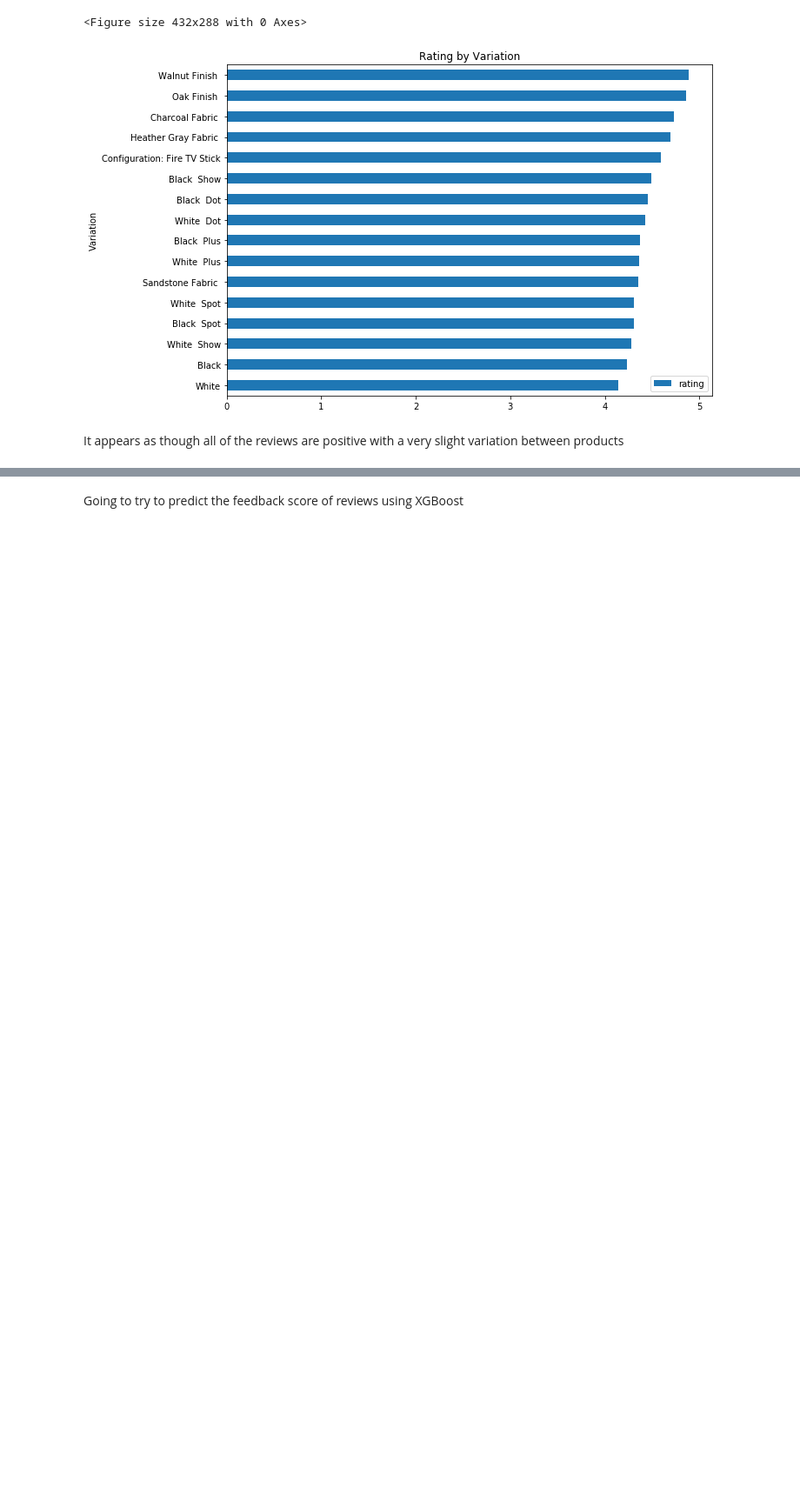
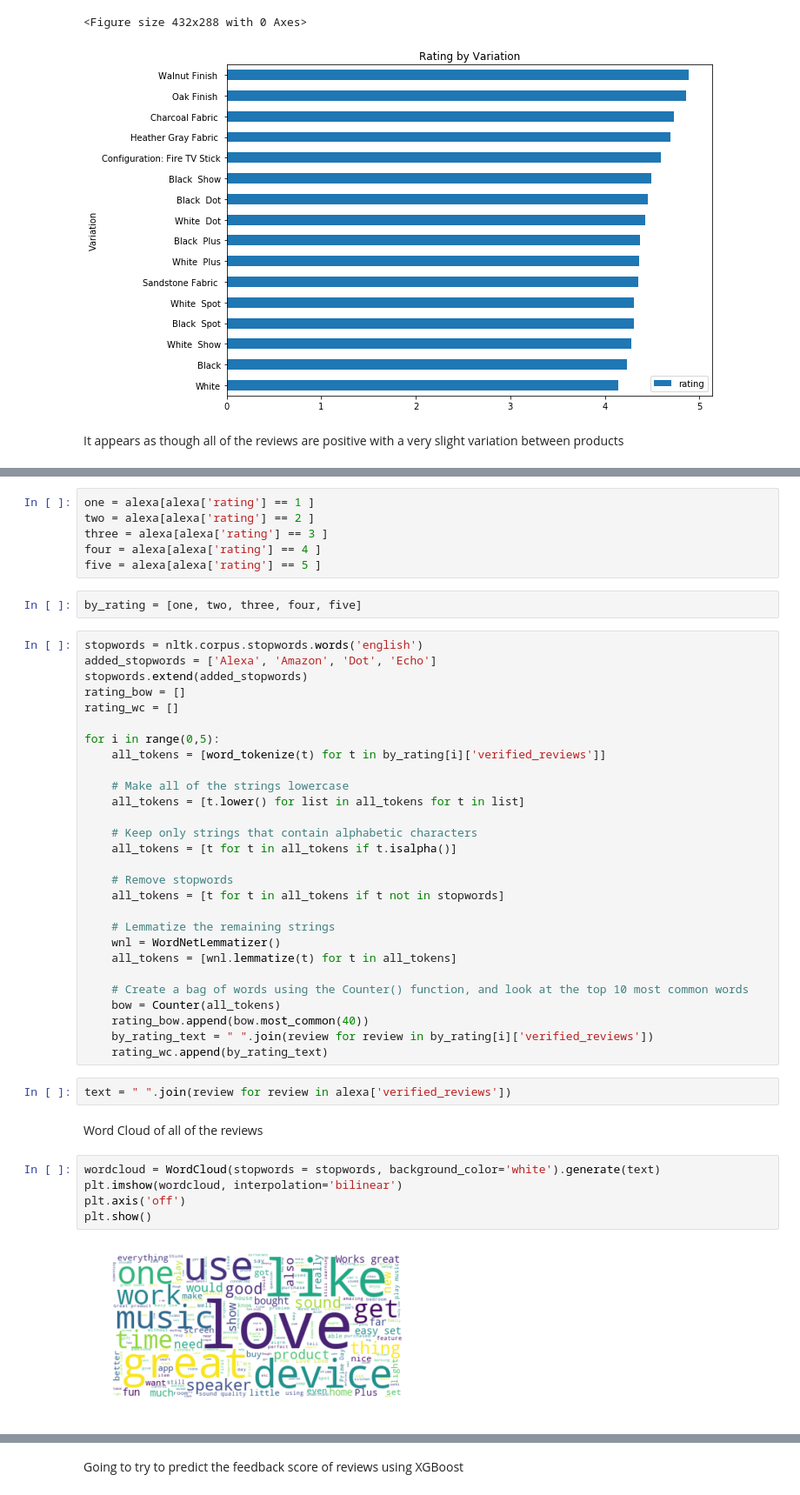
Before and after one commit to christian-taylor/Amazon_Alexa_Personal_Project, a Jupyter notebook: amazon_alexa_notebook.ipynb, the cells around one changed output, grey strips where cells are left out. Shown: that part at 87% size. Saved outputs shown, nothing was run; the diff lists cells and outputs as text; blank space fills up the shorter version.

```diff
--- a/amazon_alexa_notebook.ipynb
+++ b/amazon_alexa_notebook.ipynb
@@ -99,0 +119,47 @@ It appears as though all of the reviews are positive with a very slight variatio
+# %%
+one = alexa[alexa['rating'] == 1 ]
+two = alexa[alexa['rating'] == 2 ]
+three = alexa[alexa['rating'] == 3 ]
+four = alexa[alexa['rating'] == 4 ]
+five = alexa[alexa['rating'] == 5 ]
+# %%
+by_rating = [one, two, three, four, five]
+# %%
+stopwords = nltk.corpus.stopwords.words('english')
+added_stopwords = ['Alexa', 'Amazon', 'Dot', 'Echo']
+stopwords.extend(added_stopwords)
+rating_bow = []
+rating_wc = []
+
+for i in range(0,5):
+    all_tokens = [word_tokenize(t) for t in by_rating[i]['verified_reviews']]
+
+    # Make all of the strings lowercase
+    all_tokens = [t.lower() for list in all_tokens for t in list]
+
+    # Keep only strings that contain alphabetic characters
+    all_tokens = [t for t in all_tokens if t.isalpha()]
+
+    # Remove stopwords
+    all_tokens = [t for t in all_tokens if t not in stopwords]
+
+    # Lemmatize the remaining strings
+    wnl = WordNetLemmatizer()
+    all_tokens = [wnl.lemmatize(t) for t in all_tokens]
+
+    # Create a bag of words using the Counter() function, and look at the top 10 most common words
+    bow = Counter(all_tokens)
+    rating_bow.append(bow.most_common(40))
+    by_rating_text = " ".join(review for review in by_rating[i]['verified_reviews'])
+    rating_wc.append(by_rating_text)
+# %%
+text = " ".join(review for review in alexa['verified_reviews'])
+# %% [markdown]
+Word Cloud of all of the reviews
+# %%
+wordcloud = WordCloud(stopwords = stopwords, background_color='white').generate(text)
+plt.imshow(wordcloud, interpolation='bilinear')
+plt.axis('off')
+plt.show()
+# %% [output]
+[figure, added]
```
Also changed, not shown: parts of 25 cells of this notebook.
